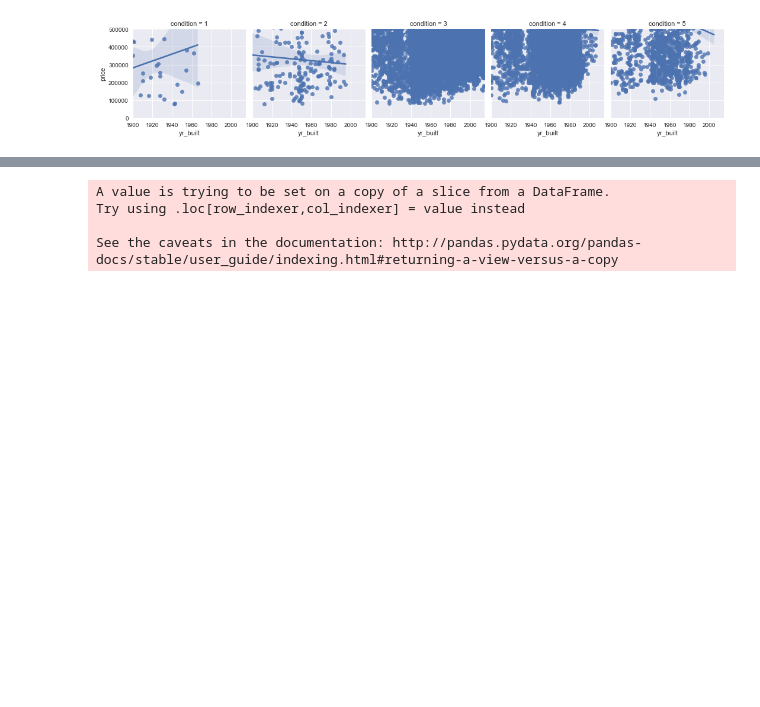
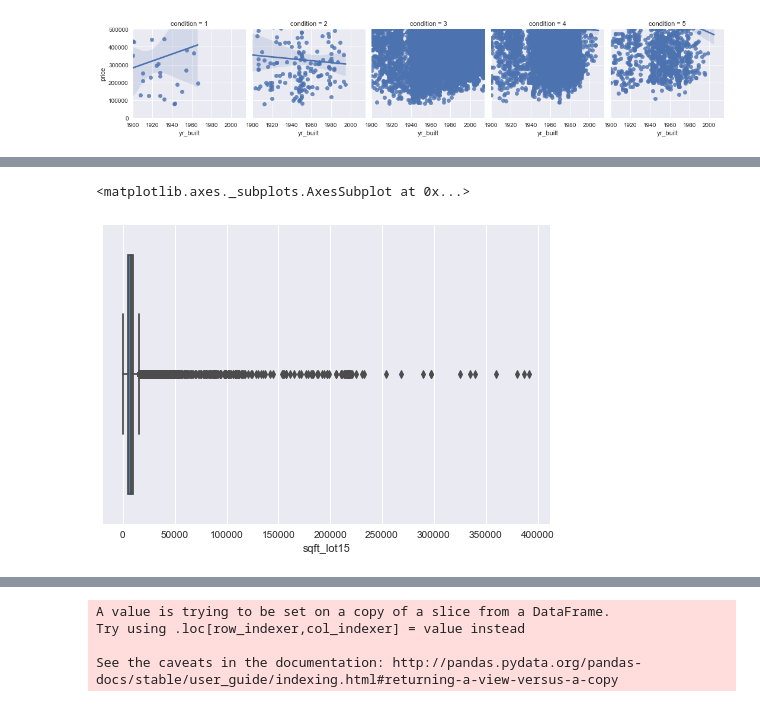
Before and after one commit to markp-rankin/KingHousing, a Jupyter notebook: Mark-EDA-3-Housing.ipynb, the cells around one changed output, grey strips where cells are left out. Drawn from its saved outputs; the diff is of its cells as text; code cells hidden in the pictures; blank space fills up the shorter version.

```diff
--- a/Mark-EDA-3-Housing.ipynb
+++ b/Mark-EDA-3-Housing.ipynb
@@ -408,0 +426,5 @@ plt.ylim(0, 500000)
+# %%
+sns.boxplot(x=df9['sqft_lot15'])
+# %% [output]
+<matplotlib.axes._subplots.AxesSubplot at 0x...>
+[figure, added]
```
Also changed, not shown: parts of 73 cells of this notebook.
